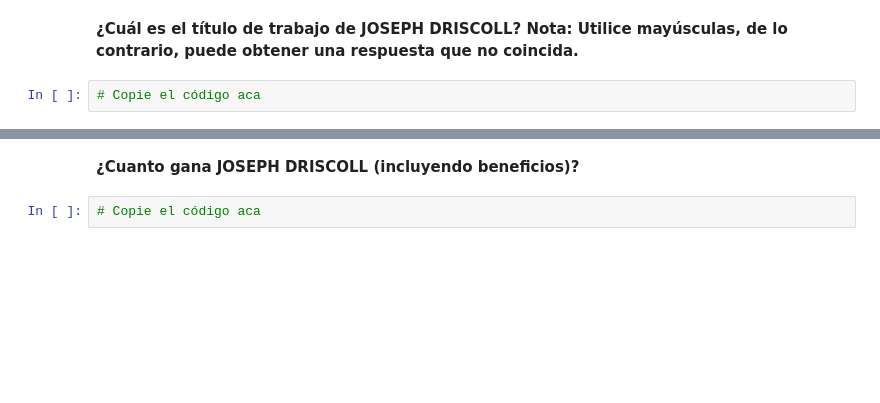
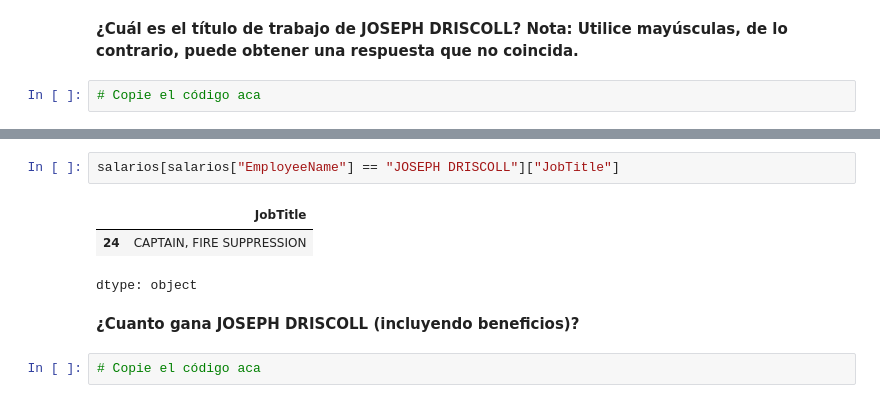
Before and after one commit to acaropi/Curso-Ciencia-de-Datos-, a Jupyter notebook: tarea_01_pandas_ingestion.ipynb, the cells around one changed output, grey strips where cells are left out. Saved outputs shown, nothing was run; the diff lists cells and outputs as text; blank space fills up the shorter version.

```diff
--- a/tarea_01_pandas_ingestion.ipynb
+++ b/tarea_01_pandas_ingestion.ipynb
@@ -350,3 +333,9 @@ Name: JobTitle, dtype: object
+# %%
+salarios[salarios["EmployeeName"] == "JOSEPH DRISCOLL"]["JobTitle"]
+# %% [output]
+|  | JobTitle |
+| 24 | CAPTAIN, FIRE SUPPRESSION |
+dtype: object
 # %% [markdown]
 **¿Cuanto gana JOSEPH DRISCOLL (incluyendo beneficios)?**
 # %%
```
Also changed, not shown: parts of 46 cells of this notebook.
